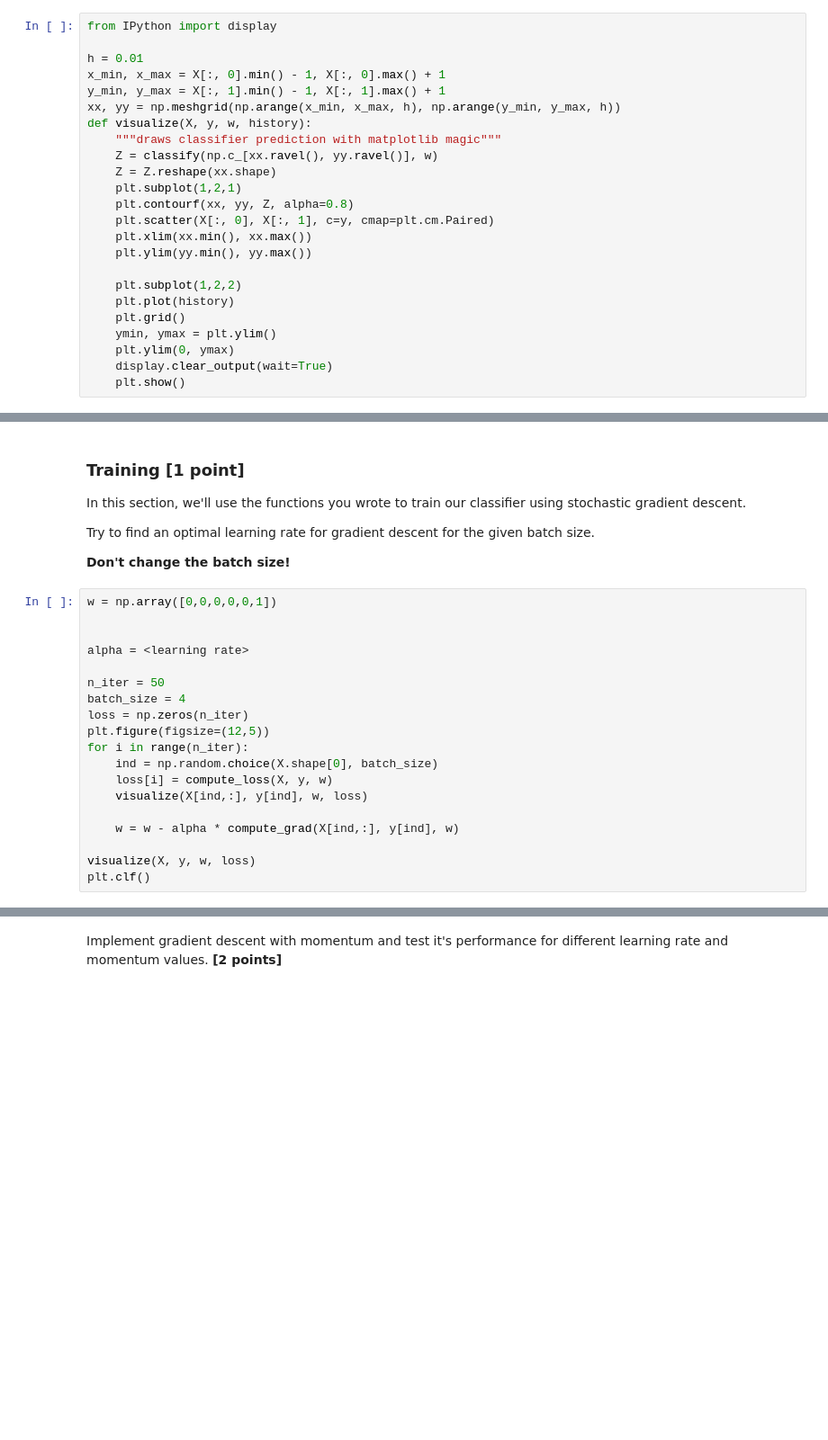
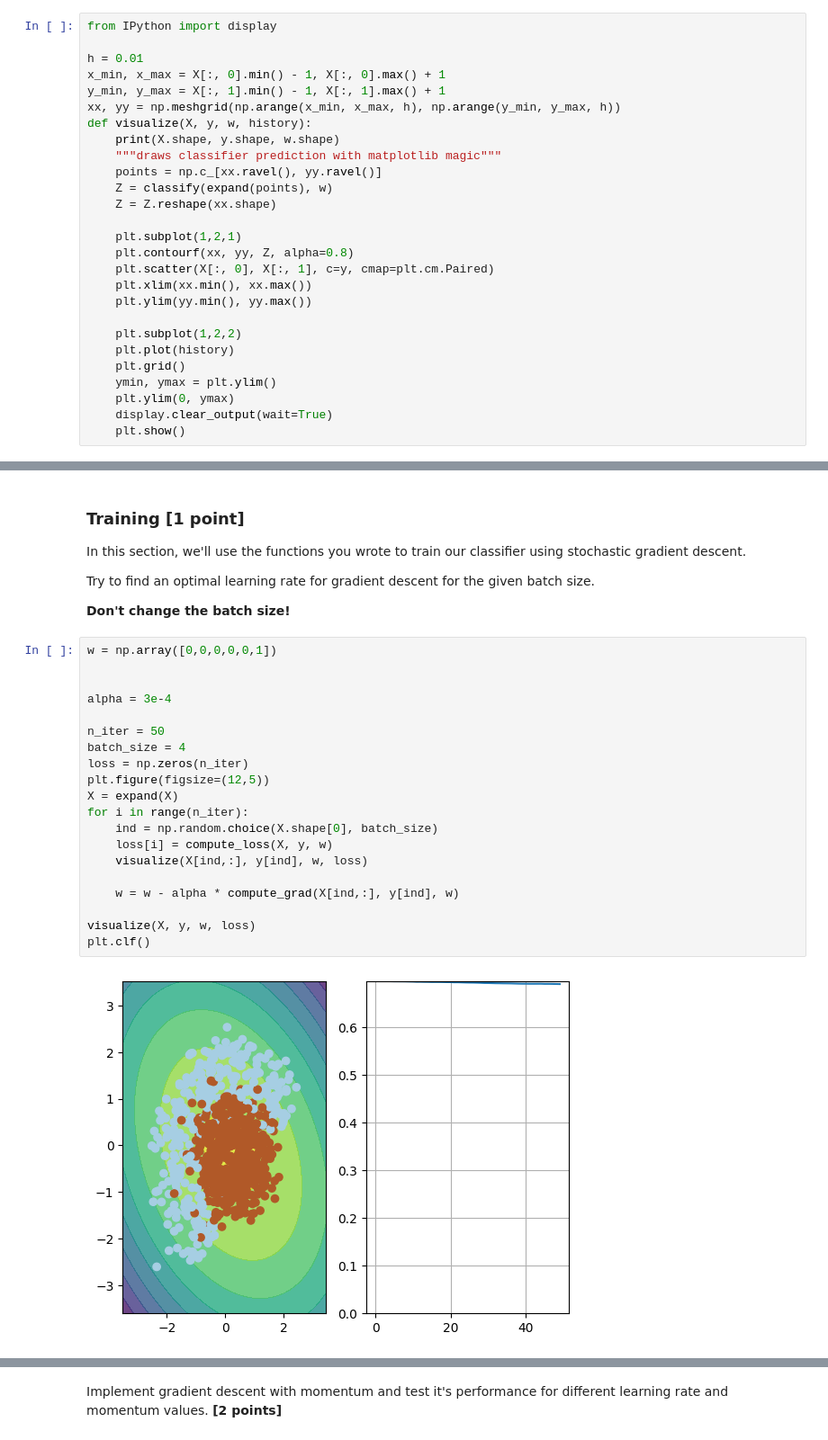
Before and after one commit to AlexDorosh55/Practical_DL, a Jupyter notebook: week01_backprop/adaptive_sgd.ipynb, the cells around one changed output, grey strips where cells are left out. Shown at 90% size. Drawn from its saved outputs; the diff is of its cells as text; blank space fills up the shorter version.

```diff
--- a/week01_backprop/adaptive_sgd.ipynb
+++ b/week01_backprop/adaptive_sgd.ipynb
@@ -197,9 +198,12 @@ x_min, x_max = X[:, 0].min() - 1, X[:, 0].max() + 1
 y_min, y_max = X[:, 1].min() - 1, X[:, 1].max() + 1
 xx, yy = np.meshgrid(np.arange(x_min, x_max, h), np.arange(y_min, y_max, h))
 def visualize(X, y, w, history):
+    print(X.shape, y.shape, w.shape)
     """draws classifier prediction with matplotlib magic"""
-    Z = classify(np.c_[xx.ravel(), yy.ravel()], w)
+    points = np.c_[xx.ravel(), yy.ravel()]
+    Z = classify(expand(points), w)
     Z = Z.reshape(xx.shape)
+
     plt.subplot(1,2,1)
     plt.contourf(xx, yy, Z, alpha=0.8)
     plt.scatter(X[:, 0], X[:, 1], c=y, cmap=plt.cm.Paired)
@@ -227,19 +231,22 @@ Try to find an optimal learning rate for gradient descent for the given batch si
 # %%
 w = np.array([0,0,0,0,0,1])
 
 
-alpha = <learning rate>
+alpha = 3e-4
 
 n_iter = 50
 batch_size = 4
 loss = np.zeros(n_iter)
 plt.figure(figsize=(12,5))
+X = expand(X)
 for i in range(n_iter):
     ind = np.random.choice(X.shape[0], batch_size)
     loss[i] = compute_loss(X, y, w)
     visualize(X[ind,:], y[ind], w, loss)
 
     w = w - alpha * compute_grad(X[ind,:], y[ind], w)
 
 visualize(X, y, w, loss)
 plt.clf()
+# %% [output]
+[figure, added]
```
Also changed, not shown: parts of 7 cells of this notebook.
